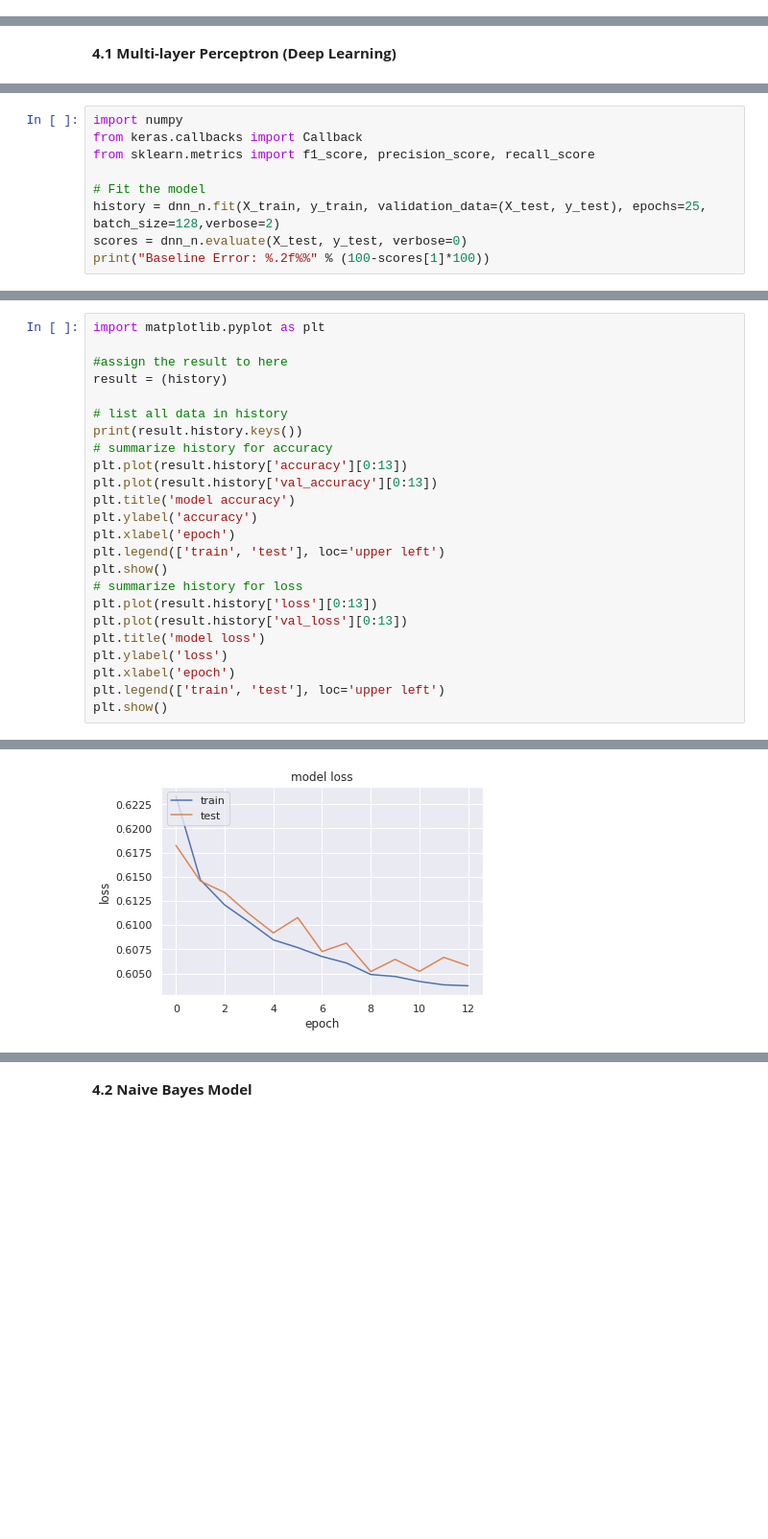
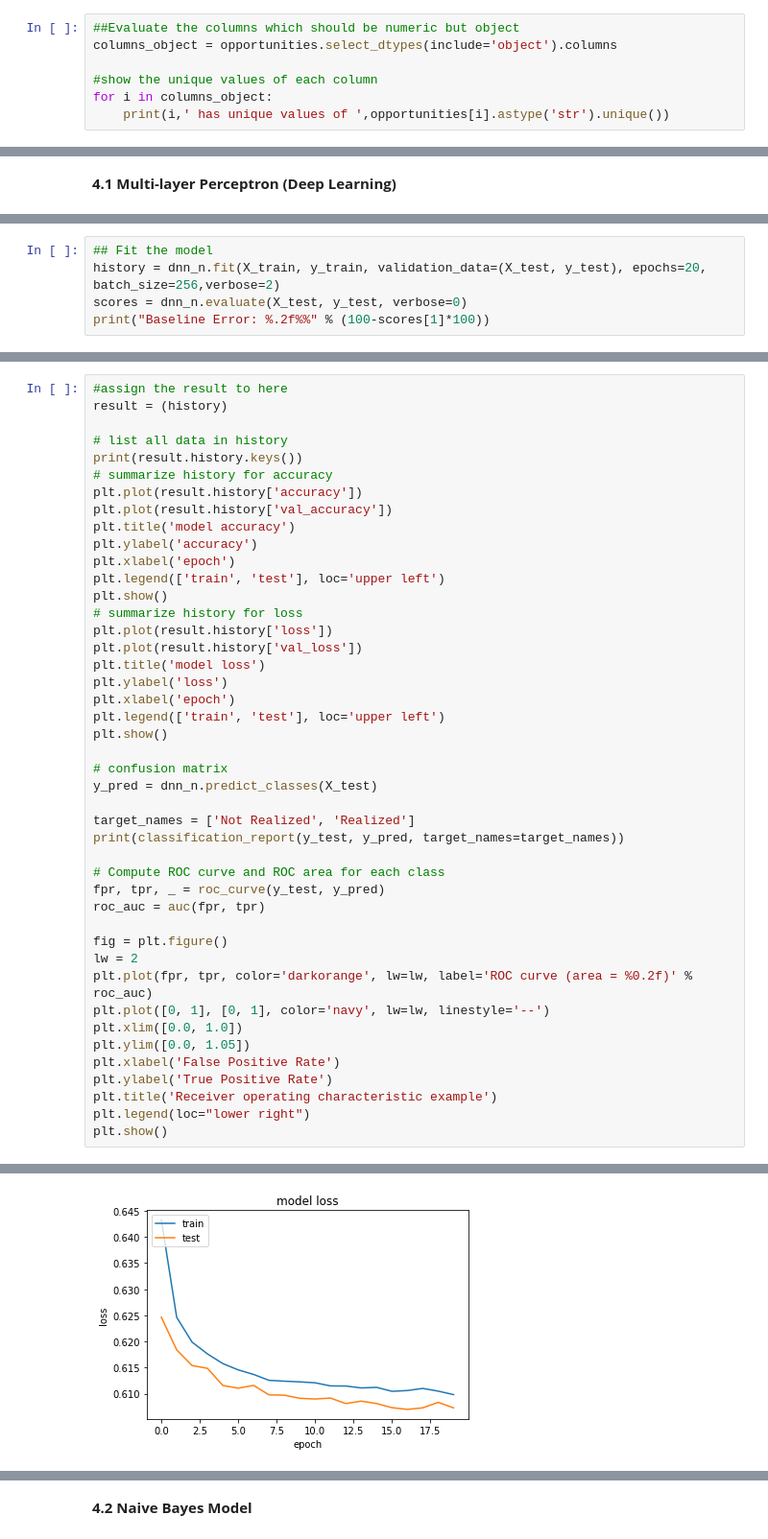
Before and after one commit to DanielWangKL/IBA-Challenge-Opportunity-Prediction, a Jupyter notebook: 4. Realised_opportunities_prediction_v0_1.ipynb, the cells around one changed output, grey strips where cells are left out. Shown at 96% size. Saved outputs shown, nothing was run; the diff lists cells and outputs as text; blank space fills up the shorter version.

```diff
--- a/4. Realised_opportunities_prediction_v0_1.ipynb
+++ b/4. Realised_opportunities_prediction_v0_1.ipynb
@@ -57,3 +69,10 @@ Data columns (total 34 columns):
  33  Science                         381484 non-null  float64
 dtypes: bool(1), float64(9), int64(12), object(12)
 memory usage: 96.4+ MB
+# %%
+##Evaluate the columns which should be numeric but object
+columns_object = opportunities.select_dtypes(include='object').columns
+
+#show the unique values of each column
+for i in columns_object:
+    print(i,' has unique values of ',opportunities[i].astype('str').unique())
@@ -274,10 +411,6 @@ _________________________________________________________________
 # %%
-import numpy
-from keras.callbacks import Callback
-from sklearn.metrics import f1_score, precision_score, recall_score
-
-# Fit the model
-history = dnn_n.fit(X_train, y_train, validation_data=(X_test, y_test), epochs=25, batch_size=128,verbose=2)
+## Fit the model
+history = dnn_n.fit(X_train, y_train, validation_data=(X_test, y_test), epochs=20, batch_size=256,verbose=2)
 scores = dnn_n.evaluate(X_test, y_test, verbose=0)
 print("Baseline Error: %.2f%%" % (100-scores[1]*100))
 # %% [output]
@@ -301,26 +436,46 @@ Baseline Error: 31.05%
 # %%
-import matplotlib.pyplot as plt
-
 #assign the result to here
 result = (history)
 
 # list all data in history
 print(result.history.keys())
 # summarize history for accuracy
-plt.plot(result.history['accuracy'][0:13])
-plt.plot(result.history['val_accuracy'][0:13])
+plt.plot(result.history['accuracy'])
+plt.plot(result.history['val_accuracy'])
 plt.title('model accuracy')
 plt.ylabel('accuracy')
 plt.xlabel('epoch')
 plt.legend(['train', 'test'], loc='upper left')
 plt.show()
 # summarize history for loss
-plt.plot(result.history['loss'][0:13])
-plt.plot(result.history['val_loss'][0:13])
+plt.plot(result.history['loss'])
+plt.plot(result.history['val_loss'])
 plt.title('model loss')
 plt.ylabel('loss')
 plt.xlabel('epoch')
 plt.legend(['train', 'test'], loc='upper left')
 plt.show()
+
+# confusion matrix
+y_pred = dnn_n.predict_classes(X_test)
+
+target_names = ['Not Realized', 'Realized']
+print(classification_report(y_test, y_pred, target_names=target_names))
+
+# Compute ROC curve and ROC area for each class
+fpr, tpr, _ = roc_curve(y_test, y_pred)
+roc_auc = auc(fpr, tpr)
+
+fig = plt.figure()
+lw = 2
+plt.plot(fpr, tpr, color='darkorange', lw=lw, label='ROC curve (area = %0.2f)' % roc_auc)
+plt.plot([0, 1], [0, 1], color='navy', lw=lw, linestyle='--')
+plt.xlim([0.0, 1.0])
+plt.ylim([0.0, 1.05])
+plt.xlabel('False Positive Rate')
+plt.ylabel('True Positive Rate')
+plt.title('Receiver operating characteristic example')
+plt.legend(loc="lower right")
+plt.show()
 # %% [output]
 dict_keys(['loss', 'accuracy', 'val_loss', 'val_accuracy'])
@@ -328 +483 @@ dict_keys(['loss', 'accuracy', 'val_loss', 'val_accuracy'])
-[figure, old version]
+[figure, new version]
```
Also changed, not shown: parts of 18 cells of this notebook.
